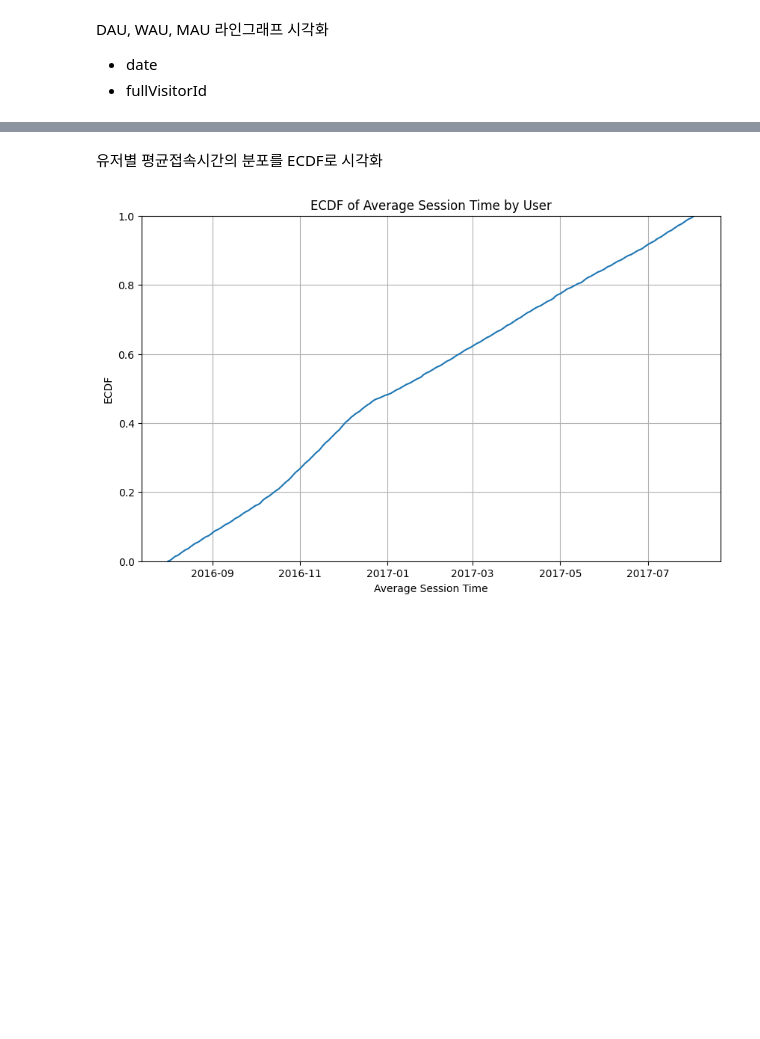
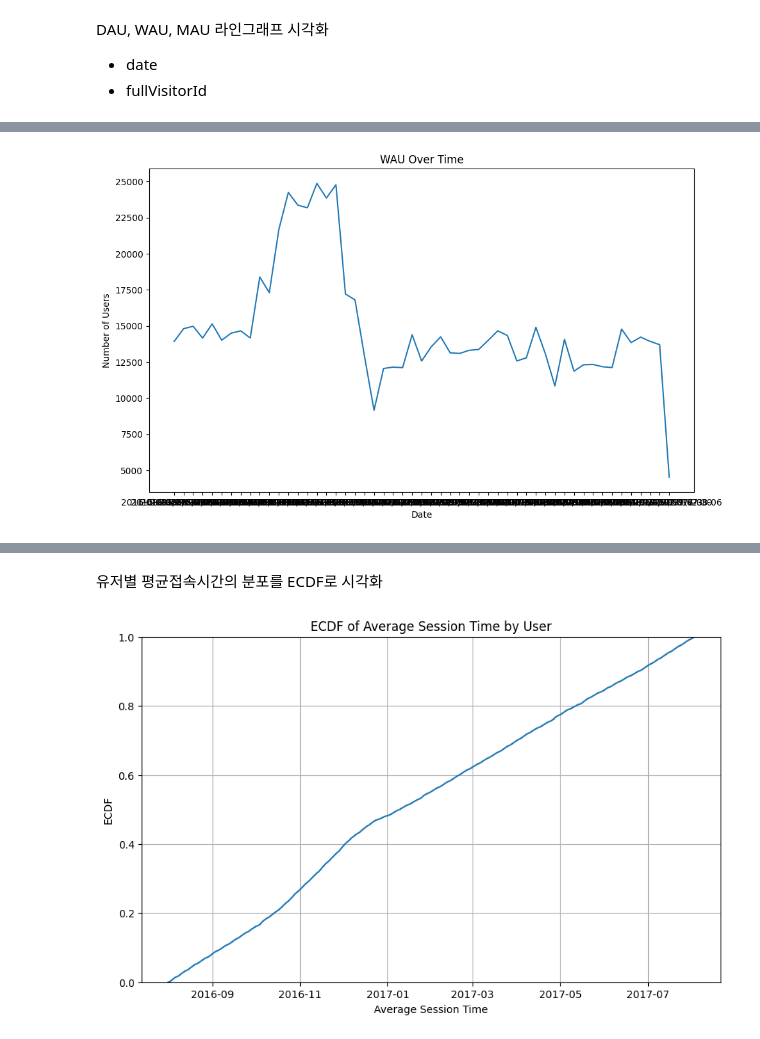
Before and after one commit to DIB-PP/-, a Jupyter notebook: data_Check.ipynb, the cells around one changed output, grey strips where cells are left out. Cells and saved outputs as stored; diff of their text form; code cells hidden in the pictures; blank space fills up the shorter version.

```diff
--- a/data_Check.ipynb
+++ b/data_Check.ipynb
@@ -563,0 +433,15 @@ plt.show()
+# %%
+# 그래프 그리기
+plt.figure(figsize=(10, 6), facecolor='none')
+wau.index = wau.index.astype(str)
+
+# WAU 그래프
+plt.plot(wau, label='WAU')
+
+plt.title('WAU Over Time')
+plt.xlabel('Date')
+plt.ylabel('Number of Users')
+plt.tight_layout()
+plt.show()
+# %% [output]
+[figure, added]
```
Also changed, not shown: parts of 23 cells of this notebook.
